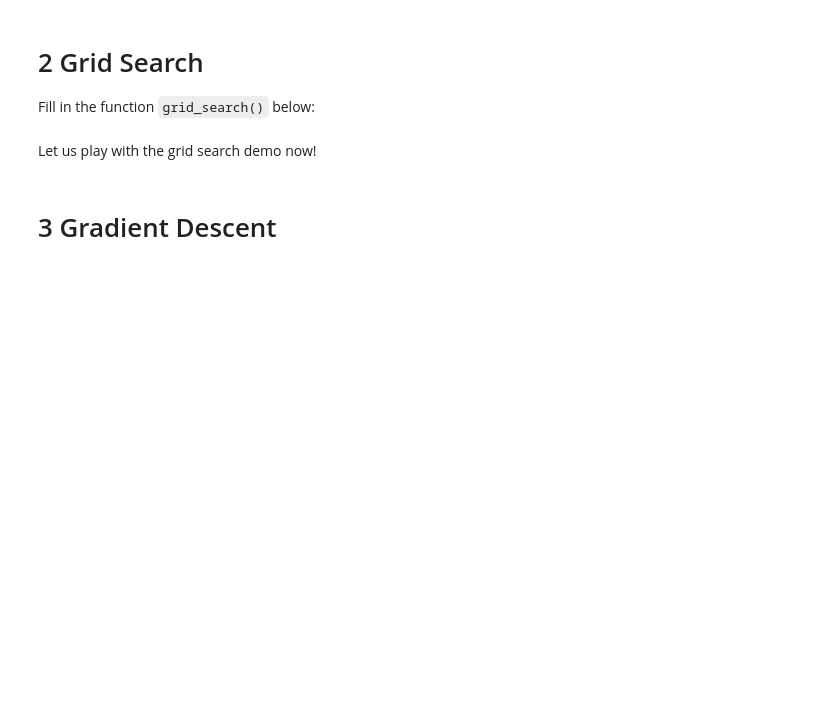
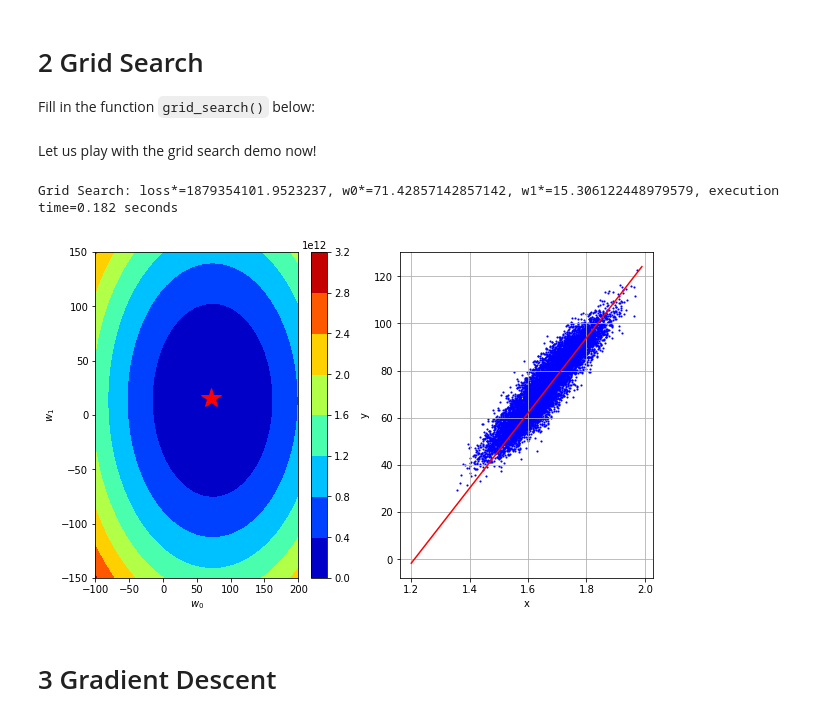
Before and after one commit to Pin-Yen/ML_course, a Jupyter notebook: labs/ex02/template/ex02.ipynb, the cells around one changed output. Drawn from its saved outputs; the diff is of its cells as text; code cells hidden in the pictures; blank space fills up the shorter version.

```diff
--- a/labs/ex02/template/ex02.ipynb
+++ b/labs/ex02/template/ex02.ipynb
@@ -25,11 +28,12 @@ Fill in the `compute_loss` function below:
 <a id='compute_loss'></a>
 # %%
 def compute_loss(y, tx, w):
-    print(y)
-    print(tx)
-    print(w)
+
     """Calculate the loss.
 
     You can calculate the loss using mse or mae.
     """
-    return  np.sumabs(y - np.dot(tx, w)) / 2 * tx.size[0]
+    # MAE
+    # return  np.sum(np.abs(y - np.dot(tx, np.transpose(w)))) / 2 * tx.shape[0]
+    # MSE
+    return np.sum((y - np.dot(tx, w.T))**2) / 2 * tx.shape[0]
@@ -53,38 +45,43 @@ Fill in the function `grid_search()` below:
 def grid_search(y, tx, w0, w1):
     """Algorithm for grid search."""
     losses = np.zeros((len(w0), len(w1)))
+    for i, ww0 in enumerate(w0):
+      for j, ww1 in enumerate(w1):
+        losses[i][j] = compute_loss(y, tx, np.array([ww0, ww1]))
     # ***************************************************
     # INSERT YOUR CODE HERE
     # TODO: compute loss for each combination of w0 and w1.
     # ***************************************************
-    raise NotImplementedError
     return losses
 # %% [markdown]
 Let us play with the grid search demo now!
 # %%
 from grid_search import generate_w, get_best_parameters
 from plots import grid_visualization
 
 # Generate the grid of parameters to be swept
-grid_w0, grid_w1 = generate_w(num_intervals=10)
+grid_w0, grid_w1 = generate_w(num_intervals=50)
 
 # Start the grid search
 start_time = datetime.datetime.now()
 grid_losses = grid_search(y, tx, grid_w0, grid_w1)
 
 # Select the best combinaison
 loss_star, w0_star, w1_star = get_best_parameters(grid_w0, grid_w1, grid_losses)
 end_time = datetime.datetime.now()
 execution_time = (end_time - start_time).total_seconds()
 
 # Print the results
 print("Grid Search: loss*={l}, w0*={w0}, w1*={w1}, execution time={t:.3f} seconds".format(
       l=loss_star, w0=w0_star, w1=w1_star, t=execution_time))
 
 # Plot the results
 fig = grid_visualization(grid_losses, grid_w0, grid_w1, mean_x, std_x, height, weight)
 fig.set_size_inches(10.0,6.0)
 fig.savefig("grid_plot")  # Optional saving
+# %% [output]
+Grid Search: loss*=1879354101.9523237, w0*=71.42857142857142, w1*=15.306122448979579, execution time=0.182 seconds
+[figure, added]
 # %% [markdown]
 # 3 Gradient Descent
 # %% [markdown]
```
Also changed, not shown: parts of 15 cells of this notebook.
